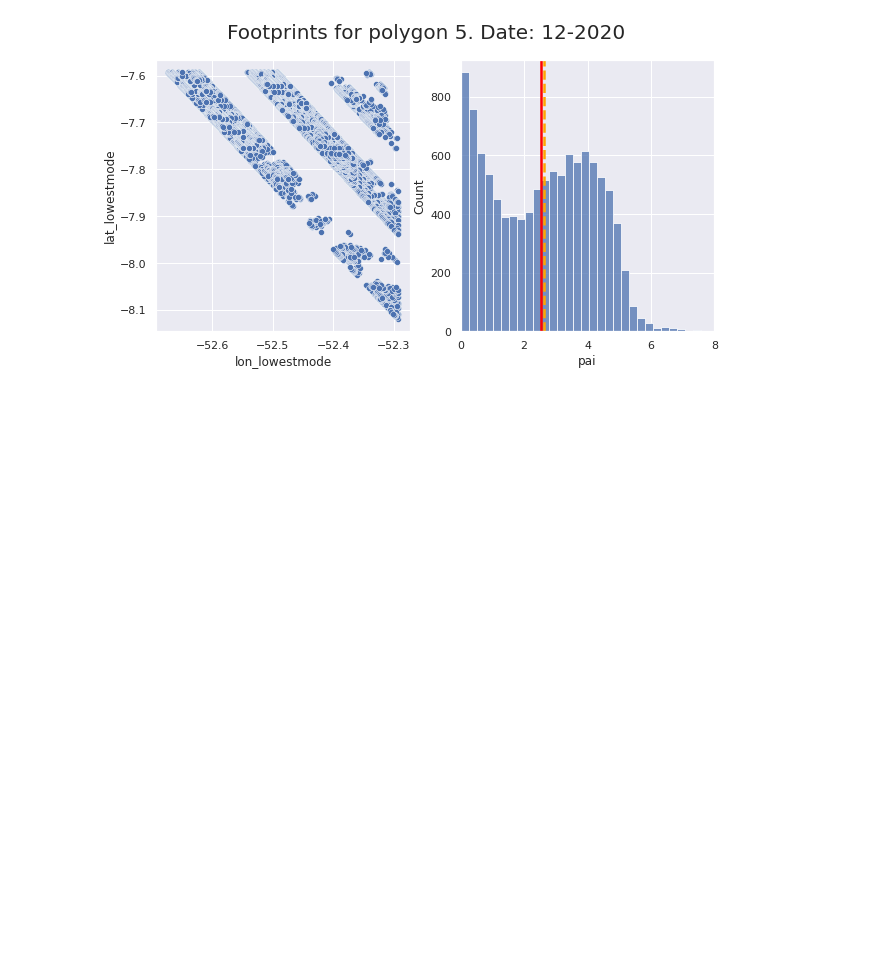
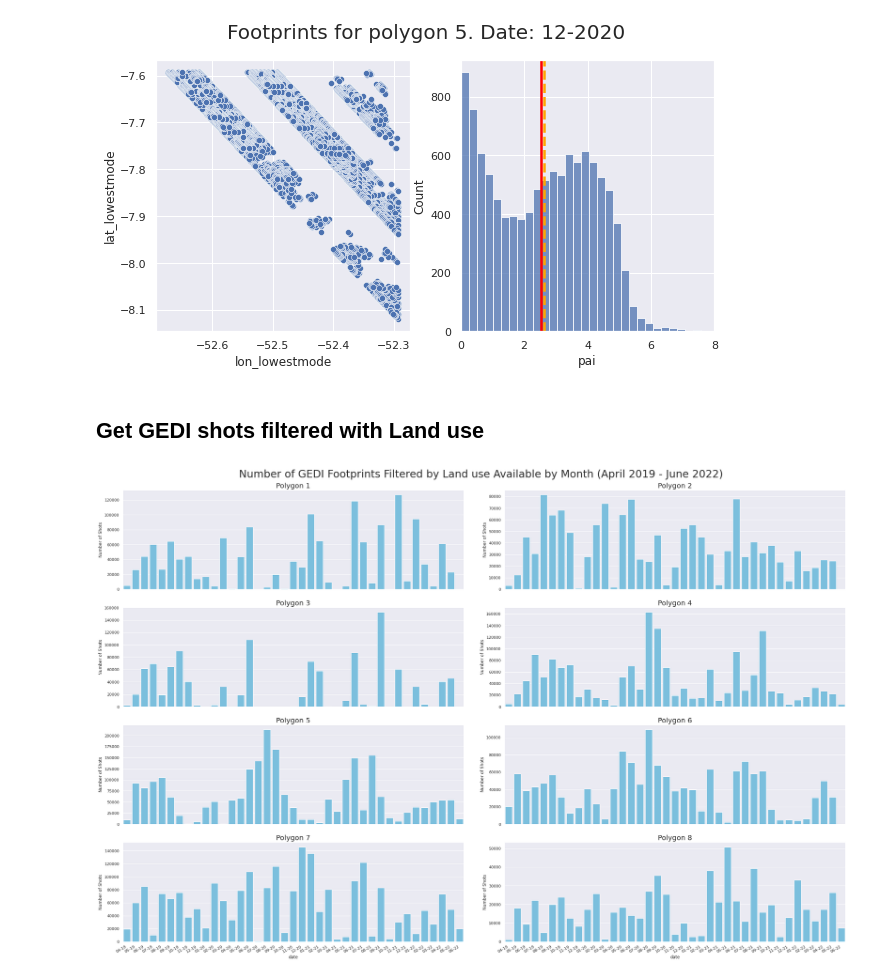
Before and after one commit to 4C-Guided-Team-Challenge/drought-with-gedi, a Jupyter notebook: notebooks/exploratory/GEDIDataAnalytics.ipynb, the cells around one changed output. Cells and saved outputs as stored; diff of their text form; code cells hidden in the pictures; blank space fills up the shorter version.

Commit message:
Adds comparisons between GEDI shots filtered via land use, and GEDI shots minimally filtered. The difference is small in monthly means, and the most pronounced in polygons 7 and 8

```diff
--- a/notebooks/exploratory/GEDIDataAnalytics.ipynb
+++ b/notebooks/exploratory/GEDIDataAnalytics.ipynb
@@ -148,3 +148,26 @@ for month in range(1, 13):
 [figure]
 [figure]
 [figure]
+# %% [markdown]
+## Get GEDI shots filtered with Land use
+# %%
+PATH_TO_FILTERED_GEDI = '/maps/drought-with-gedi/gedi_data/gedi_shots_level_2b_land_filtered.csv'
+filtered_footprints = pd.read_csv(PATH_TO_FILTERED_GEDI, index_col=0)
+# %%
+filtered_shot_distribution = aggregate_number_of_shots(filtered_footprints).set_index(['year', 'month', 'polygon_id'])
+filtered_aggregate_pai = filtered_footprints.groupby(['year', 'month', 'polygon_id']).mean(numeric_only=True)
+filtered_monthly = filtered_shot_distribution.join(filtered_aggregate_pai).reset_index()[['pai', 'number', 'year', 'month', 'polygon_id']]
+# %%
+filtered_monthly_filled = fill_timeseries_missing_data(filtered_monthly, {'number': 0})
+# %%
+filtered_monthly_filled = add_date_column(filtered_monthly_filled)
+# %%
+fig, ax = plot.barplot_per_polygon(filtered_monthly_filled,
+                                   x='date',
+                                   y='number',
+                                   ylabel ='Number of Shots',
+                                   title="Number of GEDI Footprints Filtered by Land use Available by Month (April 2019 - June 2022)") # noqa: E501
+
+fig.autofmt_xdate()
+# %% [output]
+[figure, added]
```
Also changed, not shown: parts of 2 cells of this notebook, 4 other files.
